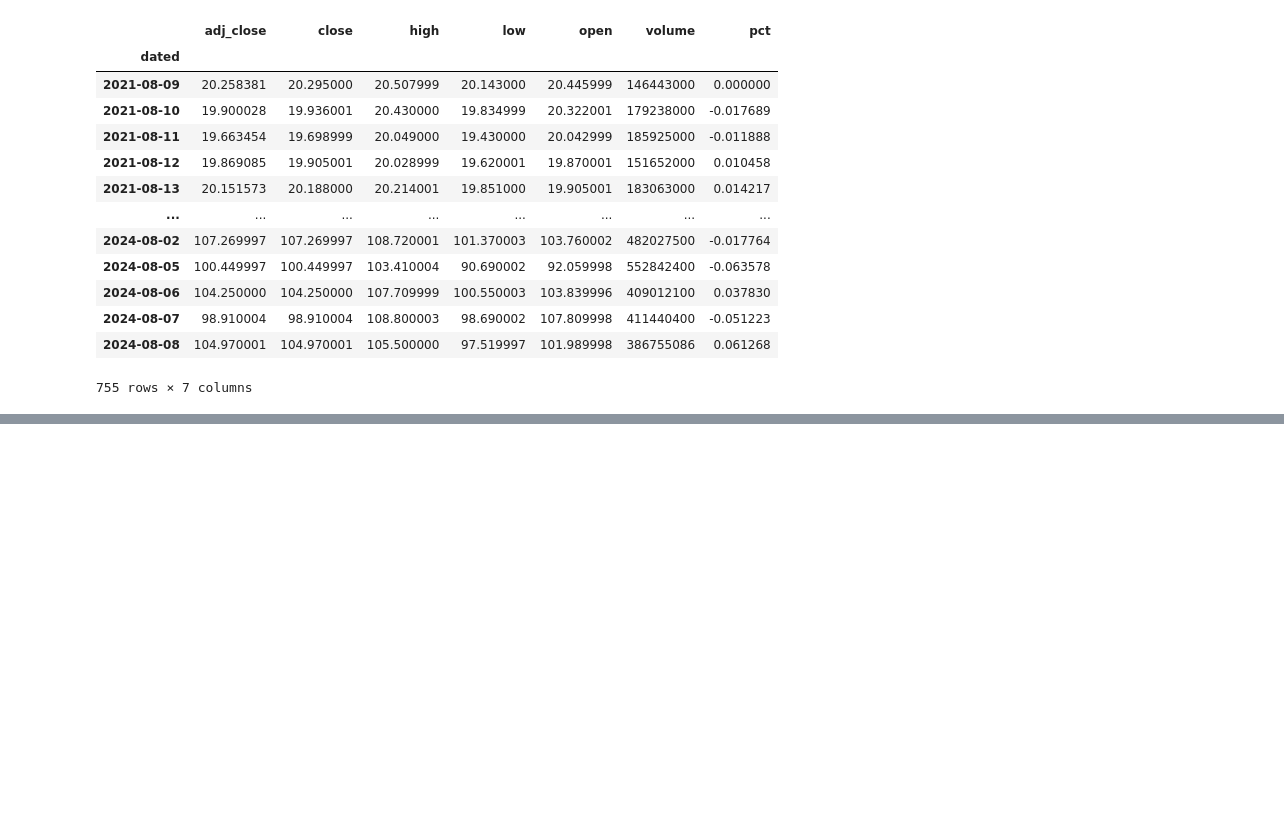
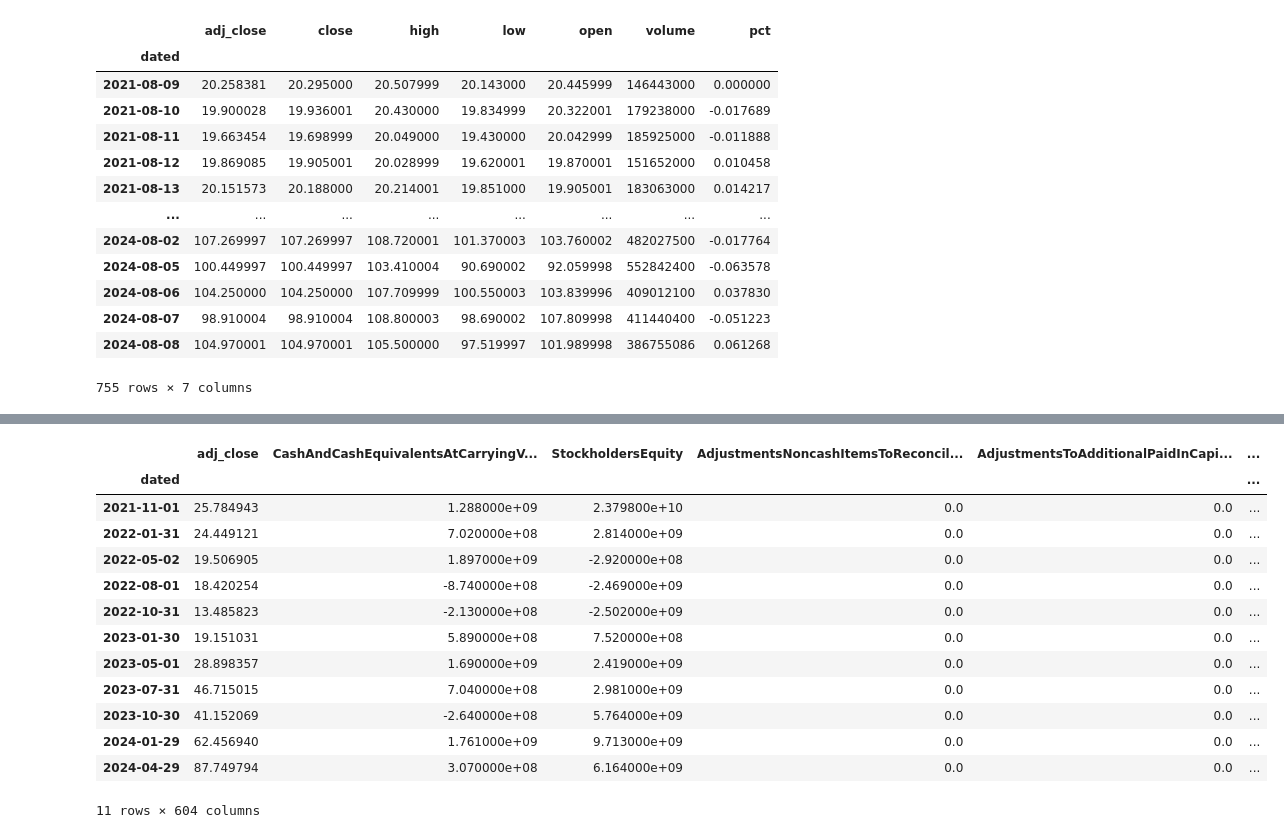
Before and after one commit to Vostanis/renai, a Jupyter notebook: research/dev.ipynb, the cells around one changed output, grey strips where cells are left out. Saved outputs shown, nothing was run; the diff lists cells and outputs as text; code cells hidden in the pictures; blank space fills up the shorter version.

```diff
--- a/research/dev.ipynb
+++ b/research/dev.ipynb
@@ -321,0 +296,19 @@ ml
+# %%
+core_ml = filter.drop(columns=['earnings_date', 'next_earnings_date', 'is_earnings_date', 'days_until_earnings', 'days_since_earnings', 'volume', 'pct'])
+core_ml['pct'] = core_ml['adj_close'].pct_change().fillna(0) * 100
+core_ml['']
+# %% [output]
+|  | adj_close | CashAndCashEquivalentsAtCarryingV... | StockholdersEquity | AdjustmentsNoncashItemsToReconcil... | AdjustmentsToAdditionalPaidInCapi... | ... |
+| dated |  |  |  |  |  | ... |
+| 2021-11-01 | 25.784943 | 1.288000e+09 | 2.379800e+10 | 0.0 | 0.0 | ... |
+| 2022-01-31 | 24.449121 | 7.020000e+08 | 2.814000e+09 | 0.0 | 0.0 | ... |
+| 2022-05-02 | 19.506905 | 1.897000e+09 | -2.920000e+08 | 0.0 | 0.0 | ... |
+| 2022-08-01 | 18.420254 | -8.740000e+08 | -2.469000e+09 | 0.0 | 0.0 | ... |
+| 2022-10-31 | 13.485823 | -2.130000e+08 | -2.502000e+09 | 0.0 | 0.0 | ... |
+| 2023-01-30 | 19.151031 | 5.890000e+08 | 7.520000e+08 | 0.0 | 0.0 | ... |
+| 2023-05-01 | 28.898357 | 1.690000e+09 | 2.419000e+09 | 0.0 | 0.0 | ... |
+| 2023-07-31 | 46.715015 | 7.040000e+08 | 2.981000e+09 | 0.0 | 0.0 | ... |
+| 2023-10-30 | 41.152069 | -2.640000e+08 | 5.764000e+09 | 0.0 | 0.0 | ... |
+| 2024-01-29 | 62.456940 | 1.761000e+09 | 9.713000e+09 | 0.0 | 0.0 | ... |
+| 2024-04-29 | 87.749794 | 3.070000e+08 | 6.164000e+09 | 0.0 | 0.0 | ... |
+11 rows × 604 columns
```
Also changed, not shown: parts of 8 cells of this notebook.
